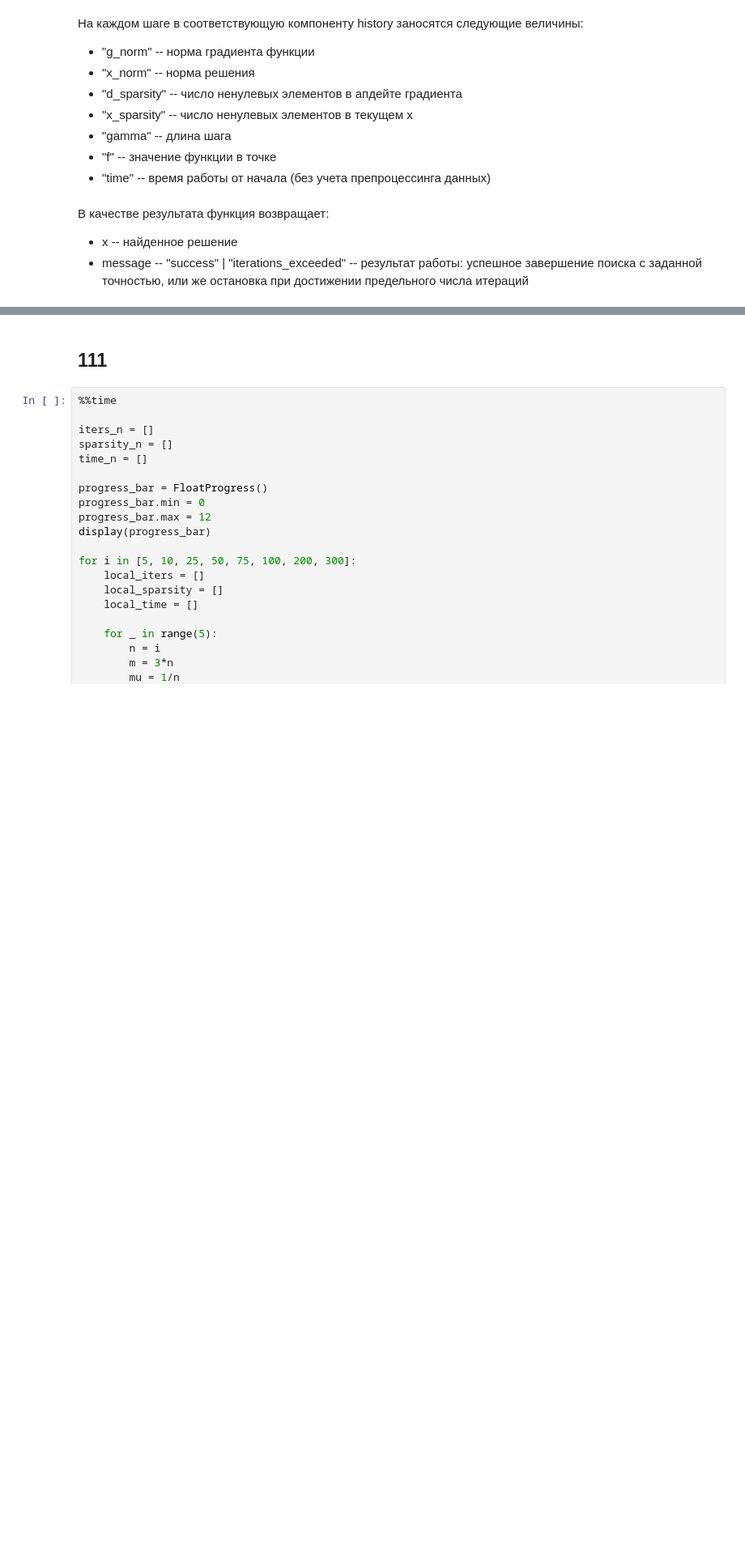
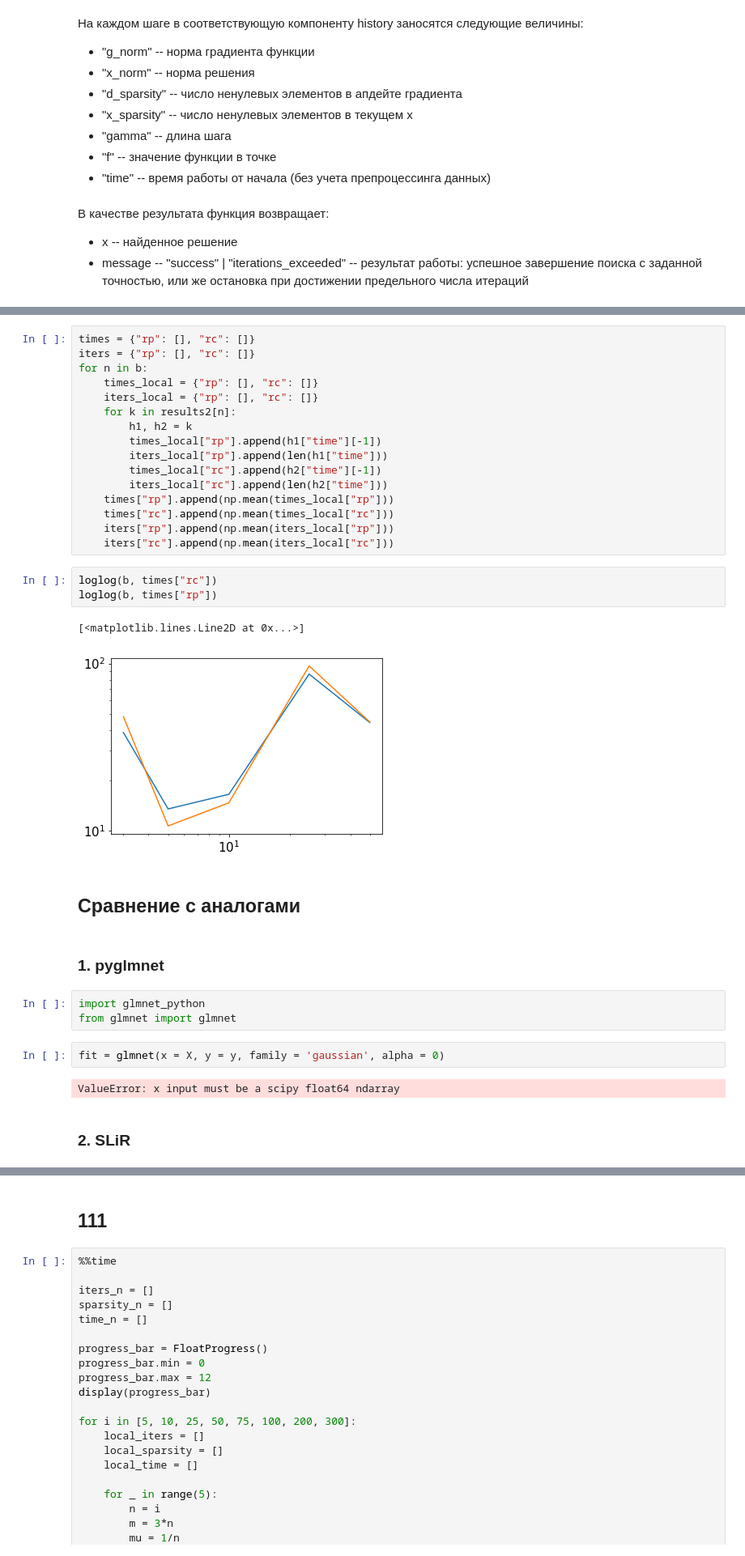
Before and after one commit to aksholokhov/skoltech-sparse-ccd-2017, a Jupyter notebook: Conditional Coordinate Descent.ipynb, the cells around one changed output, grey strips where cells are left out. Shown: that part at 81% size. Drawn from its saved outputs; the diff is of its cells as text; blank space fills up the shorter version.

```diff
--- a/Conditional Coordinate Descent.ipynb
+++ b/Conditional Coordinate Descent.ipynb
@@ -174,0 +371,35 @@ ylabel("percent of non-zero elements in x")
+# %%
+times = {"rp": [], "rc": []}
+iters = {"rp": [], "rc": []}
+for n in b:
+    times_local = {"rp": [], "rc": []}
+    iters_local = {"rp": [], "rc": []}
+    for k in results2[n]:
+        h1, h2 = k
+        times_local["rp"].append(h1["time"][-1])
+        iters_local["rp"].append(len(h1["time"]))
+        times_local["rc"].append(h2["time"][-1])
+        iters_local["rc"].append(len(h2["time"]))
+    times["rp"].append(np.mean(times_local["rp"]))
+    times["rc"].append(np.mean(times_local["rc"]))
+    iters["rp"].append(np.mean(iters_local["rp"]))
+    iters["rc"].append(np.mean(iters_local["rc"]))
+# %%
+loglog(b, times["rc"])
+loglog(b, times["rp"])
+# %% [output]
+[<matplotlib.lines.Line2D at 0x...>]
+[figure, added]
+# %% [markdown]
+## Сравнение с аналогами
+# %% [markdown]
+### 1. pyglmnet
+# %%
+import glmnet_python
+from glmnet import glmnet
+# %%
+fit = glmnet(x = X, y = y, family = 'gaussian', alpha = 0)
+# %% [output]
+ValueError: x input must be a scipy float64 ndarray
+# %% [markdown]
+### 2. SLiR
```
Also changed, not shown: parts of 43 cells of this notebook.
